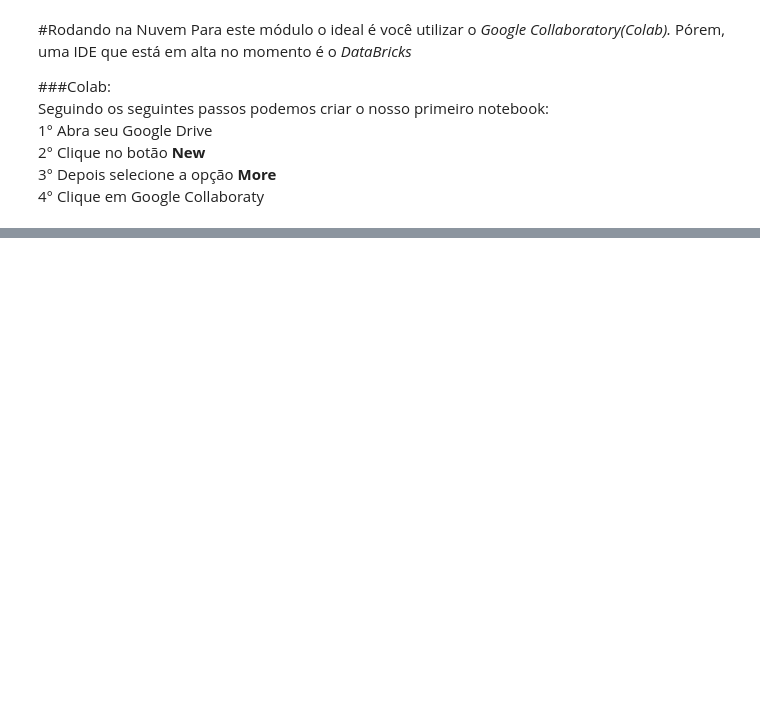
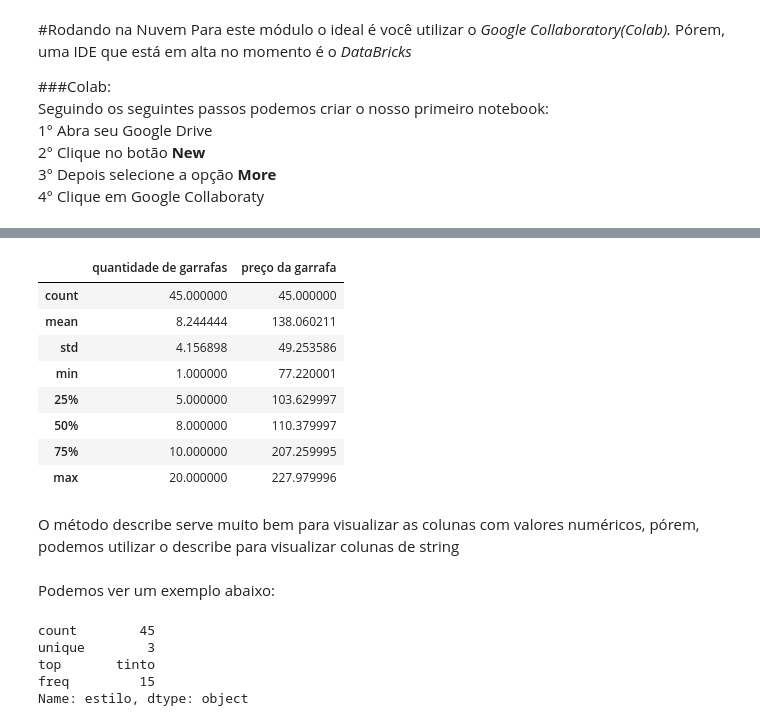
Before and after one commit to FelipeHardmann/aulas_python_lp_datascience, a Jupyter notebook: Notebooks/DataScience_Aula1.ipynb, the cells around one changed output, grey strips where cells are left out. Cells and saved outputs as stored; diff of their text form; code cells hidden in the pictures; blank space fills up the shorter version.

```diff
--- a/Notebooks/DataScience_Aula1.ipynb
+++ b/Notebooks/DataScience_Aula1.ipynb
@@ -77,0 +196,2 @@ Seguindo os seguintes passos podemos criar o nosso primeiro notebook:
+# %%
+df['preço da garrafa'] = pd.to_numeric(df['preço da garrafa'], downcast='float')
@@ -77,0 +218,2 @@ Seguindo os seguintes passos podemos criar o nosso primeiro notebook:
+# %%
+df['quantidade de garrafas'] = pd.to_numeric(df['quantidade de garrafas'], downcast='integer')
@@ -77,0 +250,24 @@ Seguindo os seguintes passos podemos criar o nosso primeiro notebook:
+# %%
+df.describe()
+# %% [output]
+|  | quantidade de garrafas | preço da garrafa |
+| count | 45.000000 | 45.000000 |
+| mean | 8.244444 | 138.060211 |
+| std | 4.156898 | 49.253586 |
+| min | 1.000000 | 77.220001 |
+| 25% | 5.000000 | 103.629997 |
+| 50% | 8.000000 | 110.379997 |
+| 75% | 10.000000 | 207.259995 |
+| max | 20.000000 | 227.979996 |
+# %% [markdown]
+O método describe serve muito bem para visualizar as colunas com valores numéricos, pórem, podemos utilizar o describe para visualizar colunas de string
+# %% [markdown]
+Podemos ver um exemplo abaixo:
+# %%
+df['estilo'].describe()
+# %% [output]
+count        45
+unique        3
+top       tinto
+freq         15
+Name: estilo, dtype: object
```
Also changed, not shown: parts of 36 cells of this notebook.
